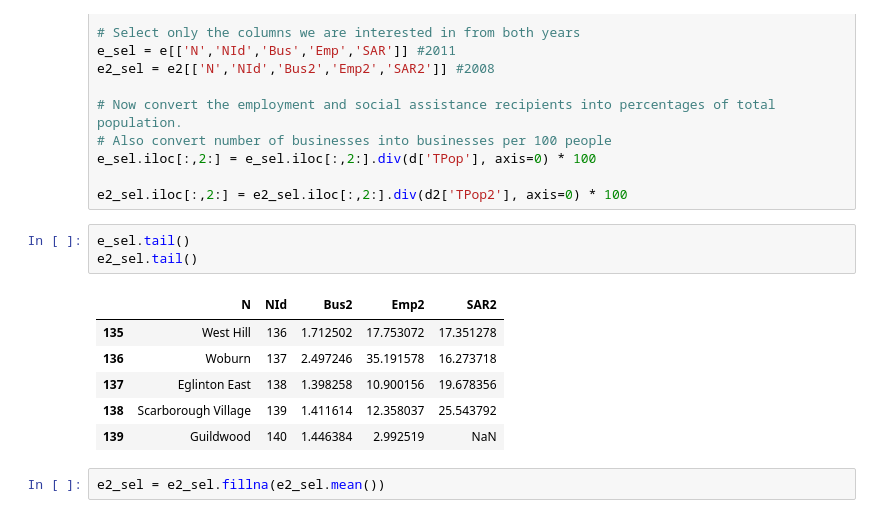
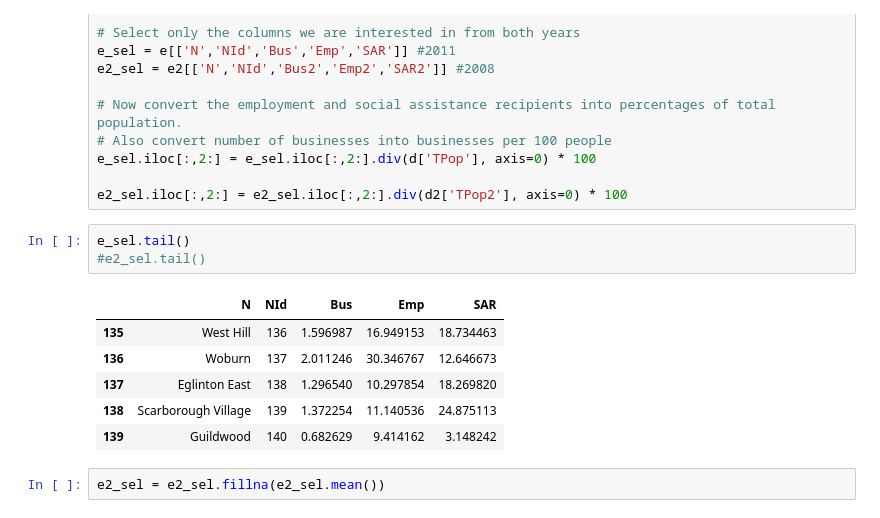
Before and after one commit to nvempala/Toronto-Crime, a Jupyter notebook: Neighbourhood_Crime.ipynb, the cells around one changed output. Saved outputs shown, nothing was run; the diff lists cells and outputs as text.

```diff
--- a/Neighbourhood_Crime.ipynb
+++ b/Neighbourhood_Crime.ipynb
@@ -671,14 +697,14 @@ e_sel.iloc[:,2:] = e_sel.iloc[:,2:].div(d['TPop'], axis=0) * 100
 e2_sel.iloc[:,2:] = e2_sel.iloc[:,2:].div(d2['TPop2'], axis=0) * 100
 # %%
 e_sel.tail()
-e2_sel.tail()
+#e2_sel.tail()
 # %% [output]
-|  | N | NId | Bus2 | Emp2 | SAR2 |
-| 135 | West Hill | 136 | 1.712502 | 17.753072 | 17.351278 |
-| 136 | Woburn | 137 | 2.497246 | 35.191578 | 16.273718 |
-| 137 | Eglinton East | 138 | 1.398258 | 10.900156 | 19.678356 |
-| 138 | Scarborough Village | 139 | 1.411614 | 12.358037 | 25.543792 |
-| 139 | Guildwood | 140 | 1.446384 | 2.992519 | NaN |
+|  | N | NId | Bus | Emp | SAR |
+| 135 | West Hill | 136 | 1.596987 | 16.949153 | 18.734463 |
+| 136 | Woburn | 137 | 2.011246 | 30.346767 | 12.646673 |
+| 137 | Eglinton East | 138 | 1.296540 | 10.297854 | 18.269820 |
+| 138 | Scarborough Village | 139 | 1.372254 | 11.140536 | 24.875113 |
+| 139 | Guildwood | 140 | 0.682629 | 9.414162 | 3.148242 |
 # %%
 e2_sel = e2_sel.fillna(e2_sel.mean())
 # %% [markdown]
```
Also changed, not shown: parts of 3 cells of this notebook.
